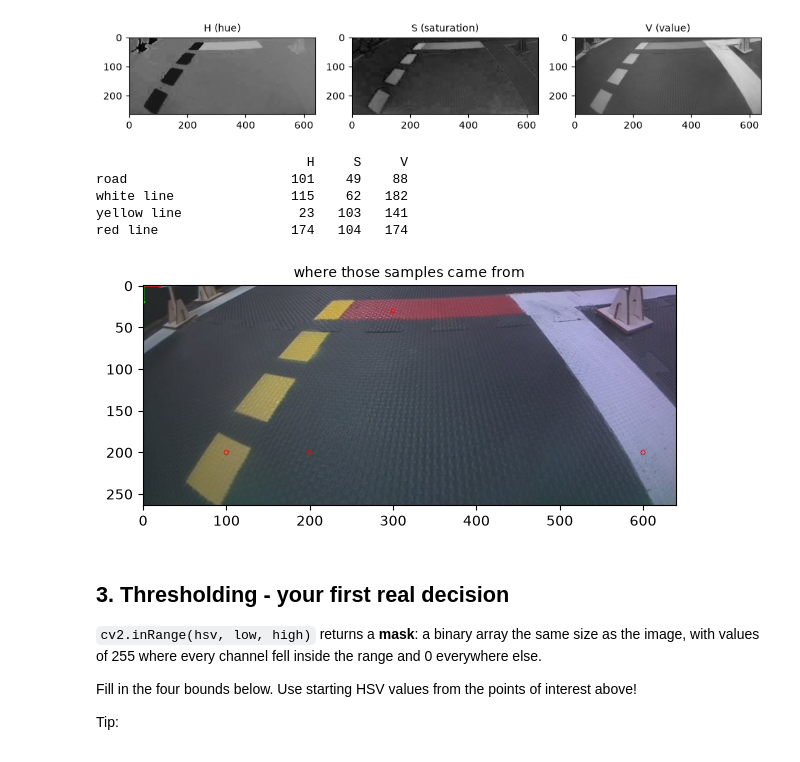
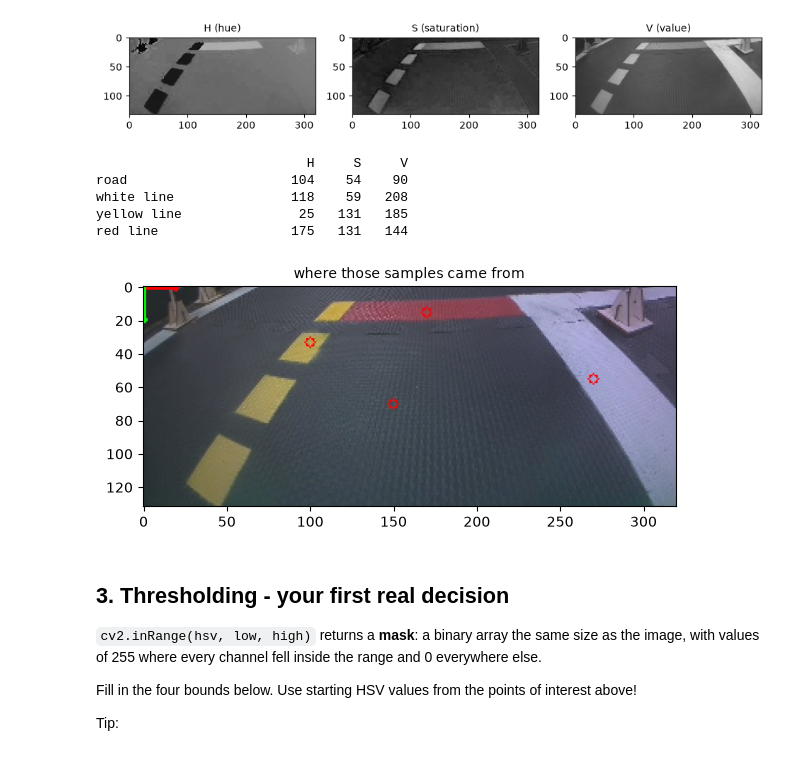
Before and after one commit to bja1701/dt_lab4, a Jupyter notebook: notebooks/lane_detection_activity.ipynb, the cells around one changed output. Saved outputs shown, nothing was run; the diff lists cells and outputs as text; code cells hidden in the pictures.

```diff
--- a/notebooks/lane_detection_activity.ipynb
+++ b/notebooks/lane_detection_activity.ipynb
@@ -102,7 +104,7 @@ Two separate reasons for those two steps, and it is worth keeping them apart:
 * Crop is about relevance - What part of the image do you want to see?
 # %%
 # TODO: Tune parameters to what you think it should be for your bot.
-IMG_SIZE = (640,480)       # (width, height). The original is (640, 480); keep its aspect ratio.
+IMG_SIZE = (320, 240)       # (width, height). The original is (640, 480); keep its aspect ratio.
 TOP_CUTOFF = .45     # fraction of top of image to throw away (to remove non-road or far away road)
 
 # Resize
@@ -177,35 +180,37 @@ show(h, s, v, titles=["H (hue)", "S (saturation)", "V (value)"], size=3.2, ticks
 # %%
 # TODO: Read the actual numbers off four places in the image.
 # Fill in each as an (x, y) tuple, using the pixel axes above.
 points = {
-    "road":              (200, 200),
-    "white line":        (600, 200),
-    "yellow line":       (100, 200),
-    "red line":          (300, 30),
+    "road":              (150, 70),
+    "white line":        (270, 55),
+    "yellow line":       (100, 33),
+    "red line":          (170, 15),
 }
 
 # Print the HSV values for the points of interest.
 print(f"{'':22s} {'H':>5s} {'S':>5s} {'V':>5s}")
 for name, (x, y) in points.items():
     print(f"{name:22s} {hsv[y,x,0]:5d} {hsv[y,x,1]:5d} {hsv[y,x,2]:5d}")
 
 # Mark the points of interest on the image
 marked = cropped.copy()
 for name, (x, y) in points.items():
     cv2.circle(marked, (x, y), 3, (0, 0, 255), 1)
 
 # Draw the x, y coordinate system arrows
 cv2.arrowedLine(marked, (0, 0), (20, 0), (0, 0, 255), 2)  # x-axis (red)
 cv2.arrowedLine(marked, (0, 0), (0, 20), (0, 255, 0), 2)  # y-axis (green)
 
+# show(cropped, ticks=True, size=6)
+
 show(marked, titles=["where those samples came from"], size=6, ticks=True)
 # %% [output]
                            H     S     V
-road                     101    49    88
-white line               115    62   182
-yellow line               23   103   141
-red line                 174   104   174
+road                     104    54    90
+white line               118    59   208
+yellow line               25   131   185
+red line                 175   131   144
-[figure, old version]
+[figure, new version]
 # %% [markdown]
 ## 3. Thresholding - your first real decision
 
```
Also changed, not shown: parts of 12 cells of this notebook.
